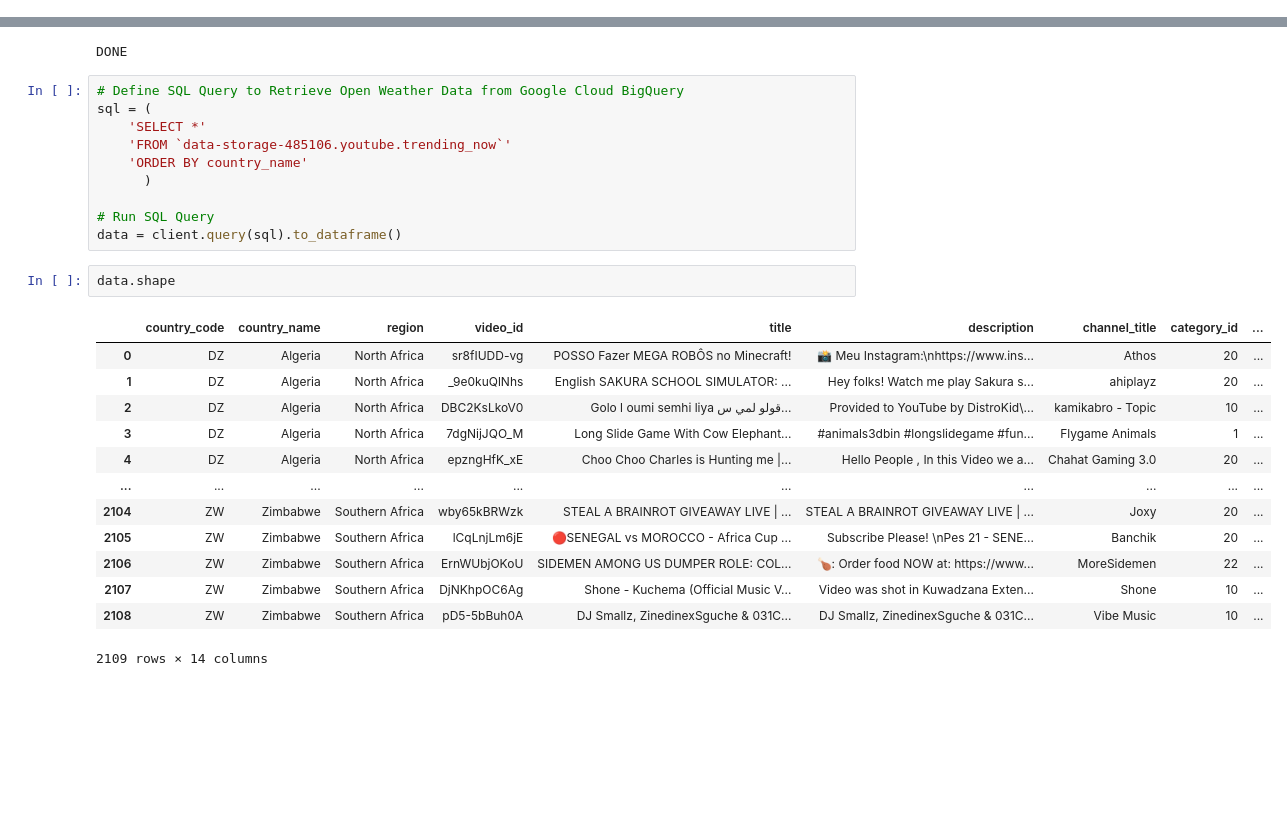
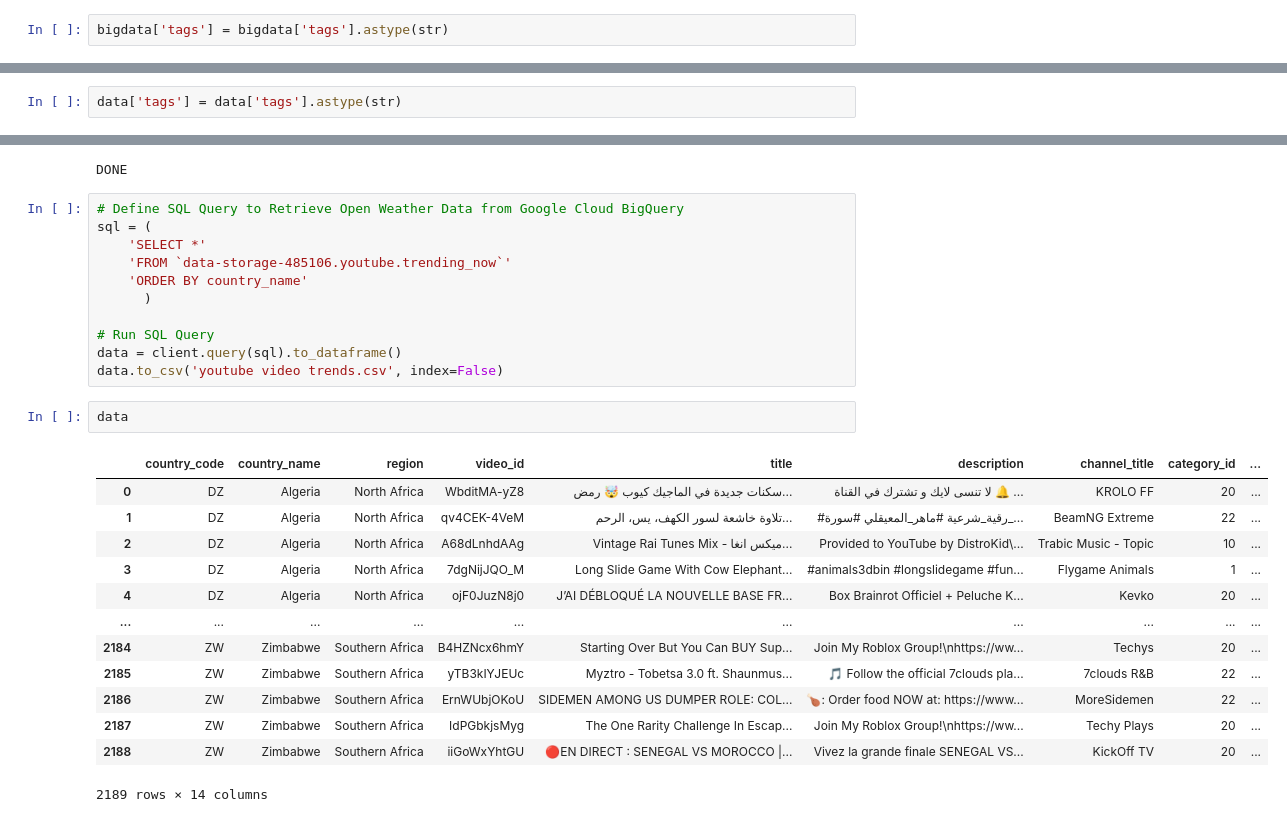
Before and after one commit to adrianjuliusaluoch/Market-Prices, a Jupyter notebook: youtube_trends.ipynb, the cells around one changed output, grey strips where cells are left out. Cells and saved outputs as stored; diff of their text form; blank space fills up the shorter version.

```diff
--- a/youtube_trends.ipynb
+++ b/youtube_trends.ipynb
@@ -134,6 +171,8 @@ bigdata = bigdata.reset_index(drop=True)
 # %%
 # Initialize BigQuery client
 client = bigquery.Client(project='data-storage-485106')
+# %%
+bigdata['tags'] = bigdata['tags'].astype(str)
 # %%
 # Define Table ID
 table_id = 'data-storage-485106.youtube.trending_now'
@@ -165,6 +204,8 @@ print(f"Table deleted successfully.")
 data.drop_duplicates(subset=["video_id", "country_code", "country_name", "region"], inplace=True)
 # %% [output]
 Table deleted successfully.
+# %%
+data['tags'] = data['tags'].astype(str)
 # %%
 # Define the dataset ID and table ID
 dataset_id = 'youtube'
@@ -226,19 +267,20 @@ sql = (
 
 # Run SQL Query
 data = client.query(sql).to_dataframe()
+data.to_csv('youtube video trends.csv', index=False)
 # %%
-data.shape
+data
 # %% [output]
 |  | country_code | country_name | region | video_id | title | description | channel_title | category_id | ... |
-| 0 | DZ | Algeria | North Africa | sr8fIUDD-vg | POSSO Fazer MEGA ROBÔS no Minecraft! | 📸 Meu Instagram:\nhttps://www.ins... | Athos | 20 | ... |
-| 1 | DZ | Algeria | North Africa | _9e0kuQlNhs | English SAKURA SCHOOL SIMULATOR: ... | Hey folks! Watch me play Sakura s... | ahiplayz | 20 | ... |
-| 2 | DZ | Algeria | North Africa | DBC2KsLkoV0 | Golo l oumi semhi liya قولو لمي س... | Provided to YouTube by DistroKid\... | kamikabro - Topic | 10 | ... |
+| 0 | DZ | Algeria | North Africa | WbditMA-yZ8 | سكنات جديدة في الماجيك كيوب 🤯 رمض... | لا تنسى لايك و تشترك في القناة 🔔 ... | KROLO FF | 20 | ... |
+| 1 | DZ | Algeria | North Africa | qv4CEK-4VeM | تلاوة خاشعة لسور الكهف، يس، الرحم... | #رقية_شرعية #ماهر_المعيقلي #سورة_... | BeamNG Extreme | 22 | ... |
+| 2 | DZ | Algeria | North Africa | A68dLnhdAAg | Vintage Rai Tunes Mix - ميكس انغا... | Provided to YouTube by DistroKid\... | Trabic Music - Topic | 10 | ... |
 | 3 | DZ | Algeria | North Africa | 7dgNijJQO_M | Long Slide Game With Cow Elephant... | #animals3dbin #longslidegame #fun... | Flygame Animals | 1 | ... |
-| 4 | DZ | Algeria | North Africa | epzngHfK_xE | Choo Choo Charles is Hunting me |... | Hello People , In this Video we a... | Chahat Gaming 3.0 | 20 | ... |
+| 4 | DZ | Algeria | North Africa | ojF0JuzN8j0 | J’AI DÉBLOQUÉ LA NOUVELLE BASE FR... | Box Brainrot Officiel + Peluche K... | Kevko | 20 | ... |
 | ... | ... | ... | ... | ... | ... | ... | ... | ... | ... |
-| 2104 | ZW | Zimbabwe | Southern Africa | wby65kBRWzk | STEAL A BRAINROT GIVEAWAY LIVE | ... | STEAL A BRAINROT GIVEAWAY LIVE | ... | Joxy | 20 | ... |
-| 2105 | ZW | Zimbabwe | Southern Africa | lCqLnjLm6jE | 🔴SENEGAL vs MOROCCO - Africa Cup ... | Subscribe Please! \nPes 21 - SENE... | Banchik | 20 | ... |
-| 2106 | ZW | Zimbabwe | Southern Africa | ErnWUbjOKoU | SIDEMEN AMONG US DUMPER ROLE: COL... | 🍗: Order food NOW at: https://www... | MoreSidemen | 22 | ... |
-| 2107 | ZW | Zimbabwe | Southern Africa | DjNKhpOC6Ag | Shone - Kuchema (Official Music V... | Video was shot in Kuwadzana Exten... | Shone | 10 | ... |
-| 2108 | ZW | Zimbabwe | Southern Africa | pD5-5bBuh0A | DJ Smallz, ZinedinexSguche & 031C... | DJ Smallz, ZinedinexSguche & 031C... | Vibe Music | 10 | ... |
+| 2184 | ZW | Zimbabwe | Southern Africa | B4HZNcx6hmY | Starting Over But You Can BUY Sup... | Join My Roblox Group!\nhttps://ww... | Techys | 20 | ... |
+| 2185 | ZW | Zimbabwe | Southern Africa | yTB3kIYJEUc | Myztro - Tobetsa 3.0 ft. Shaunmus... | 🎵 Follow the official 7clouds pla... | 7clouds R&B | 22 | ... |
+| 2186 | ZW | Zimbabwe | Southern Africa | ErnWUbjOKoU | SIDEMEN AMONG US DUMPER ROLE: COL... | 🍗: Order food NOW at: https://www... | MoreSidemen | 22 | ... |
+| 2187 | ZW | Zimbabwe | Southern Africa | IdPGbkjsMyg | The One Rarity Challenge In Escap... | Join My Roblox Group!\nhttps://ww... | Techy Plays | 20 | ... |
+| 2188 | ZW | Zimbabwe | Southern Africa | iiGoWxYhtGU | 🔴EN DIRECT : SENEGAL VS MOROCCO |... | Vivez la grande finale SENEGAL VS... | KickOff TV | 20 | ... |
-2109 rows × 14 columns
+2189 rows × 14 columns
```
Also changed, not shown: parts of 6 cells of this notebook.
